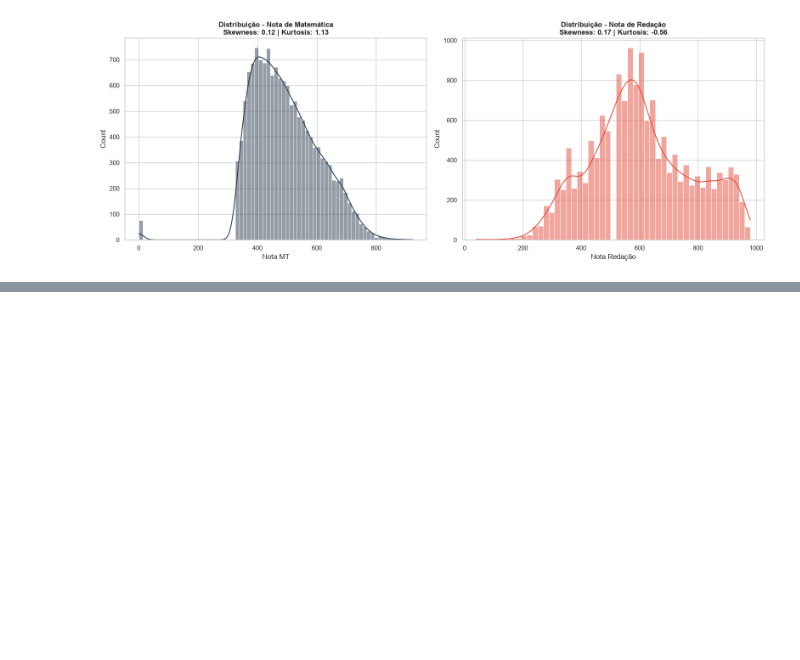
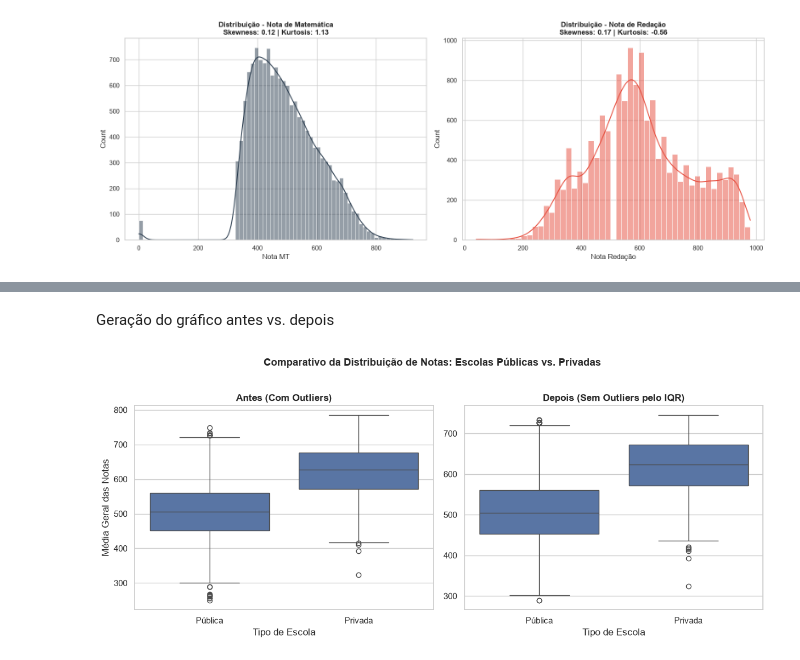
Before and after one commit to mvs105/TESI1-2026.1, a Jupyter notebook: pre_processamento_acre.ipynb, the cells around one changed output, grey strips where cells are left out. Cells and saved outputs as stored; diff of their text form; code cells hidden in the pictures; blank space fills up the shorter version.

```diff
--- a/pre_processamento_acre.ipynb
+++ b/pre_processamento_acre.ipynb
@@ -438,0 +460,44 @@ plt.show()
+# %%
+Q1 = df_analise_escola['MEDIA_GERAL'].quantile(0.25)
+Q3 = df_analise_escola['MEDIA_GERAL'].quantile(0.75)
+IQR = Q3 - Q1
+
+# Definir os limites
+limite_inferior = Q1 - 1.5 * IQR
+limite_superior = Q3 + 1.5 * IQR
+
+# Filtrar e separar os outliers da base limpa
+outliers = df_analise_escola[
+    (df_analise_escola['MEDIA_GERAL'] < limite_inferior) |
+    (df_analise_escola['MEDIA_GERAL'] > limite_superior)
+]
+
+df_escola_limpo = df_analise_escola[
+    (df_analise_escola['MEDIA_GERAL'] >= limite_inferior) &
+    (df_analise_escola['MEDIA_GERAL'] <= limite_superior)
+].copy()
+# %% [markdown]
+Geração do gráfico antes vs. depois
+# %%
+plt.figure(figsize=(12, 5))
+sns.set_theme(style="whitegrid")
+
+# Gráfico 1: Antes (Base com Outliers)
+plt.subplot(1, 2, 1)
+sns.boxplot(x='ROTULO_ESCOLA', y='MEDIA_GERAL', data=df_analise_escola)
+plt.title('Antes (Com Outliers)', fontweight='bold')
+plt.xlabel('Tipo de Escola')
+plt.ylabel('Média Geral das Notas')
+
+# Gráfico 2: Depois (Base Limpa pelo IQR)
+plt.subplot(1, 2, 2)
+sns.boxplot(x='ROTULO_ESCOLA', y='MEDIA_GERAL', data=df_escola_limpo)
+plt.title('Depois (Sem Outliers pelo IQR)', fontweight='bold')
+plt.xlabel('Tipo de Escola')
+plt.ylabel('')
+
+plt.suptitle('Comparativo da Distribuição de Notas: Escolas Públicas vs. Privadas', fontsize=13, fontweight='bold', y=1.02)
+plt.tight_layout()
+plt.show()
+# %% [output]
+[figure, added]
```
Also changed, not shown: parts of 21 cells of this notebook.
